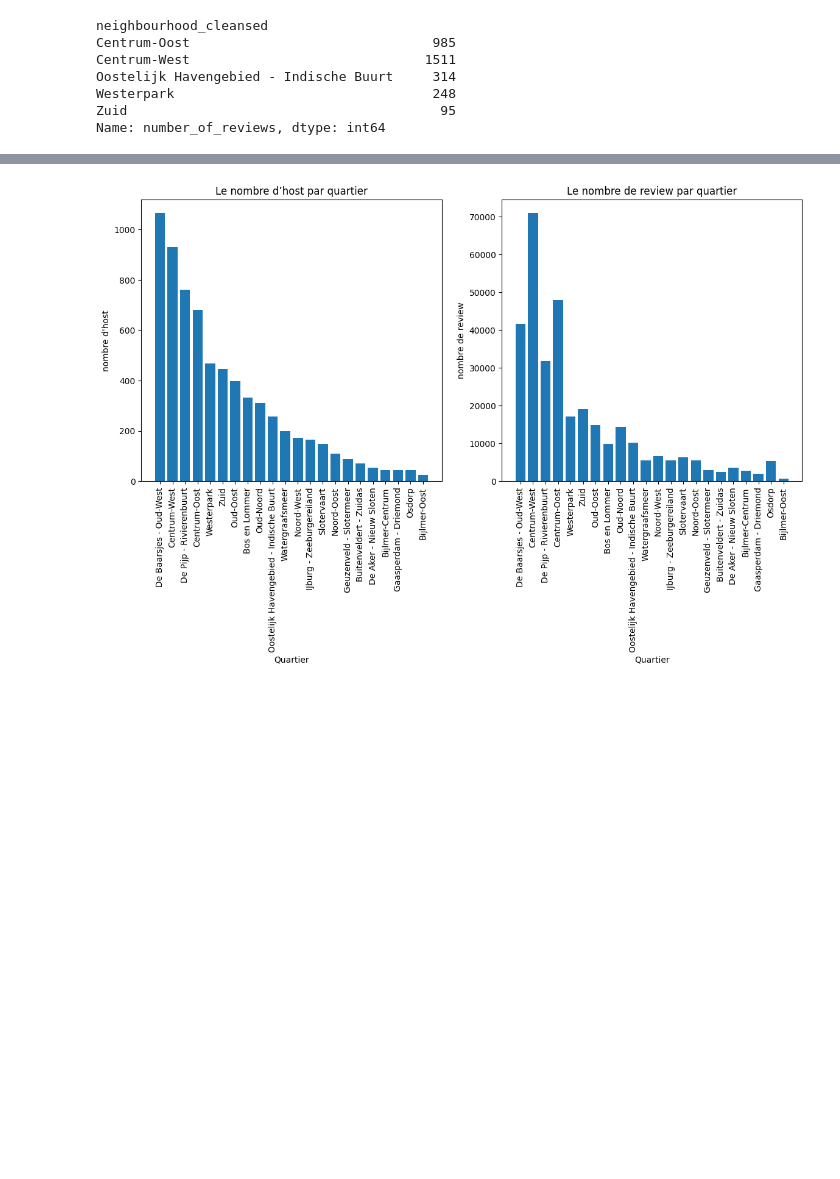
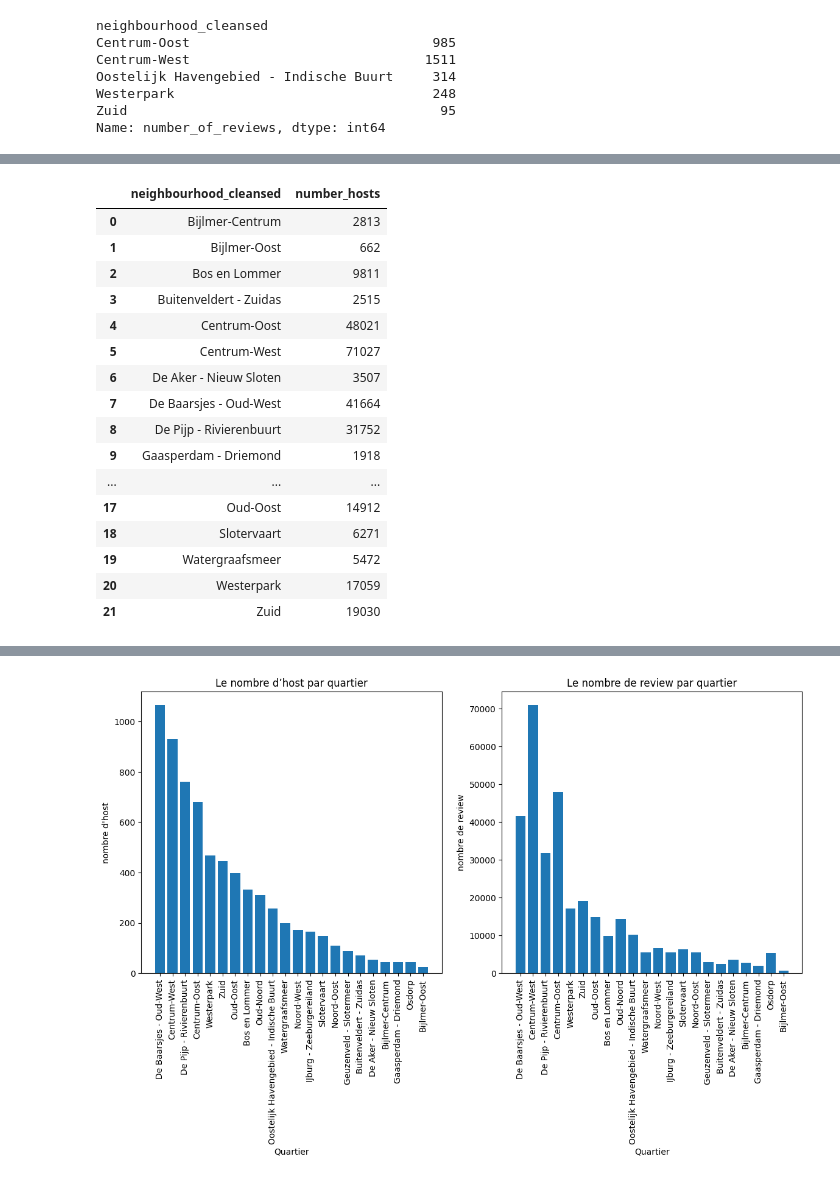
Before and after one commit to RolaMmss/TD-Pandas-Matplotlib-Seaborn, a Jupyter notebook: TD/TD.ipynb, the cells around one changed output, grey strips where cells are left out. Drawn from its saved outputs; the diff is of its cells as text; code cells hidden in the pictures; blank space fills up the shorter version.

```diff
--- a/TD/TD.ipynb
+++ b/TD/TD.ipynb
@@ -117,3 +229,26 @@ print(reviews_by_neighbourhood)
+# %%
+# convert the Series to a DataFrame
+reviews_by_neighbourhood = reviews_by_neighbourhood.reset_index()
+reviews_by_neighbourhood.columns = ['neighbourhood_cleansed', 'number_hosts']
+reviews_by_neighbourhood
+# %% [output]
+|  | neighbourhood_cleansed | number_hosts |
+| 0 | Bijlmer-Centrum | 2813 |
+| 1 | Bijlmer-Oost | 662 |
+| 2 | Bos en Lommer | 9811 |
+| 3 | Buitenveldert - Zuidas | 2515 |
+| 4 | Centrum-Oost | 48021 |
+| 5 | Centrum-West | 71027 |
+| 6 | De Aker - Nieuw Sloten | 3507 |
+| 7 | De Baarsjes - Oud-West | 41664 |
+| 8 | De Pijp - Rivierenbuurt | 31752 |
+| 9 | Gaasperdam - Driemond | 1918 |
+| ... | ... | ... |
+| 17 | Oud-Oost | 14912 |
+| 18 | Slotervaart | 6271 |
+| 19 | Watergraafsmeer | 5472 |
+| 20 | Westerpark | 17059 |
+| 21 | Zuid | 19030 |
 # %%
 df_merged = pd.merge(hosts_by_neighborhood, reviews_by_neighbourhood, on='neighbourhood_cleansed')
 df_merged = df_merged.rename(columns={'neighbourhood_cleansed_x': 'number_hosts', 'neighbourhood_cleansed_y': 'neighbourhood'})
```
Also changed, not shown: parts of 13 cells of this notebook, 1 other file.
